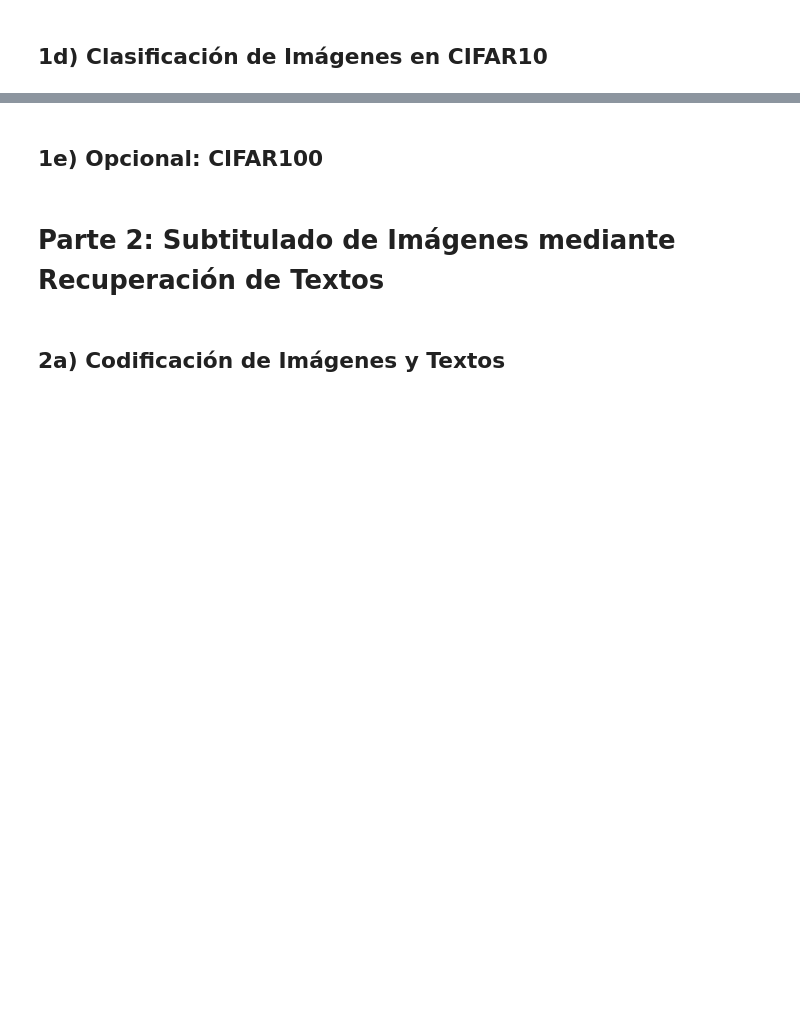
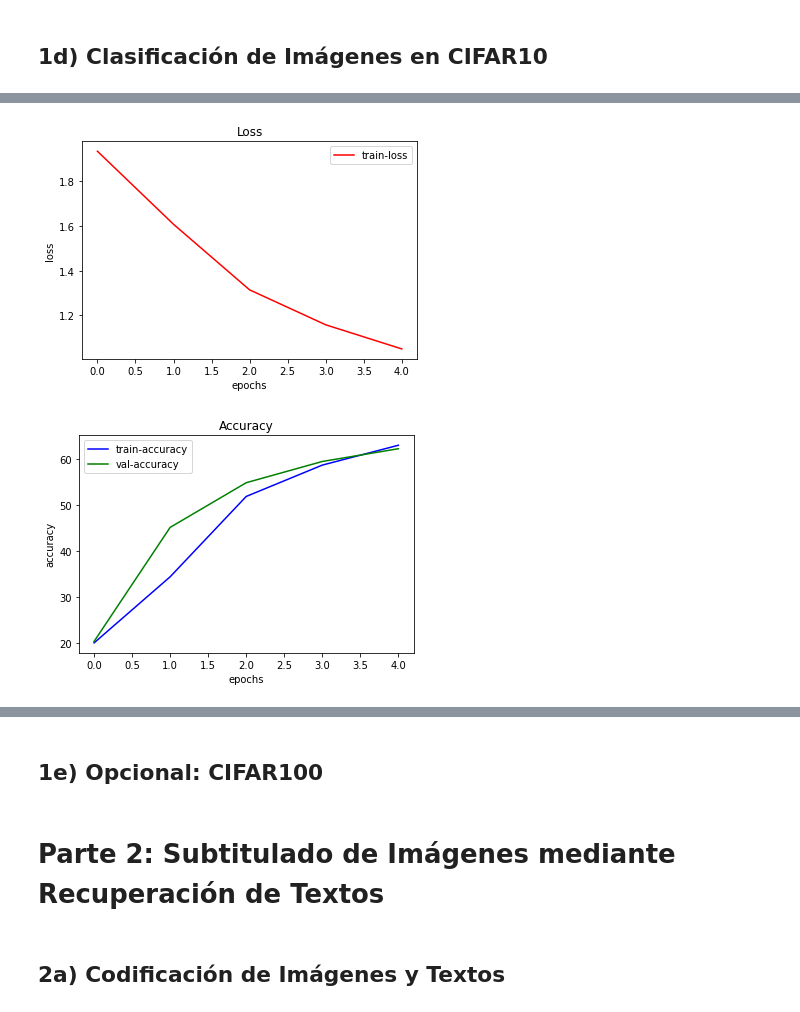
Before and after one commit to Diego-II/DeepLearning, a Jupyter notebook: Tarea4/Respuestas_Tarea_4_ConvNet_CC6204_2020.ipynb, the cells around one changed output, grey strips where cells are left out. Saved outputs shown, nothing was run; the diff lists cells and outputs as text; code cells hidden in the pictures; blank space fills up the shorter version.

Commit message:
GoogLeNet lista!

```diff
--- a/Tarea4/Respuestas_Tarea_4_ConvNet_CC6204_2020.ipynb
+++ b/Tarea4/Respuestas_Tarea_4_ConvNet_CC6204_2020.ipynb
@@ -77,6 +116,21 @@ def plot_results(loss, score1, score1_title='Accuracy', score2=None, score2_titl
 # Parte 1: Arquitectura Convolucional GoogLeNet (y otras) para CIFAR10
 # %% [markdown]
 ## 1a) Inception Module
+# %%
+# Como todas las capas convolucionales del paper usan ReLu, se va a hacer una clase general para facilitar esto:
+class Conv2dRelu(nn.Module):
+  def __init__(
+      self,
+      in_channels,
+      out_channels,
+      **kwargs
+  ):
+    super(Conv2dRelu, self).__init__()
+    self.conv = nn.Conv2d(in_channels, out_channels, bias=False, **kwargs)
+
+  def forward(self, x):
+    x = self.conv(x)
+    return F.relu(x)
 # %%
 class InceptionModule(nn.Module):
   def __init__(self,
@@ -234,23 +477,23 @@ classes = ('plane', 'car', 'bird', 'cat',
 # %%
 # Definamos algunos hiper-parámetros
-BATCH_SIZE = ...
-LR = ...
-EPOCHS = ...
+BATCH_SIZE = 32
+LR = 0.001
+EPOCHS = 5
 REPORTS_EVERY = 1
 
-net = ... # tu modelo de CNN (para clasificar en 10 clases)
-optimizer = ... # optimizador, e.g., optim.SGD, optim.Adam, ...
+net =  GoogLeNet(n_classes=10, use_aux_logits=True)# tu modelo de CNN (para clasificar en 10 clases)
+optimizer = optim.Adam(net.parameters(), lr=LR) # optimizador, e.g., optim.SGD, optim.Adam, ...
 criterion = nn.CrossEntropyLoss() # función de pérdida
-scheduler = ... # (opcional) optim.lr_scheduler proporciona varios métodos para ajustar el lr según el número de épocas
+scheduler = None # (opcional) optim.lr_scheduler proporciona varios métodos para ajustar el lr según el número de épocas
 
 train_loader = DataLoader(trainset, batch_size=BATCH_SIZE,
                           shuffle=True, num_workers=2)
 test_loader = DataLoader(testset, batch_size=4*BATCH_SIZE,
                          shuffle=False, num_workers=2)
 
-train_loss, acc = train_for_classification(net, train_loader,
-                                           test_loader, optimizer,
-                                           criterion, lr_scheduler=scheduler,
-                                           epochs=EPOCHS, reports_every=REPORTS_EVERY)
+# ipdb.set_trace()
+# train_loss, acc = train_for_classification(net, train_loader, test_loader, optimizer, criterion)
+train_loss, acc = train_for_classification(net, train_loader, test_loader, optimizer, criterion, epochs=EPOCHS, reports_every=REPORTS_EVERY)
 
 plot_results(train_loss, acc)
+# %% [output]
@@ -257,3 +505,5 @@ plot_results(train_loss, acc)
+[figure, added]
+[figure, added]
 # %%
 # Test
 x, y = list(test_loader)[0]
```
Also changed, not shown: parts of 16 cells of this notebook.
